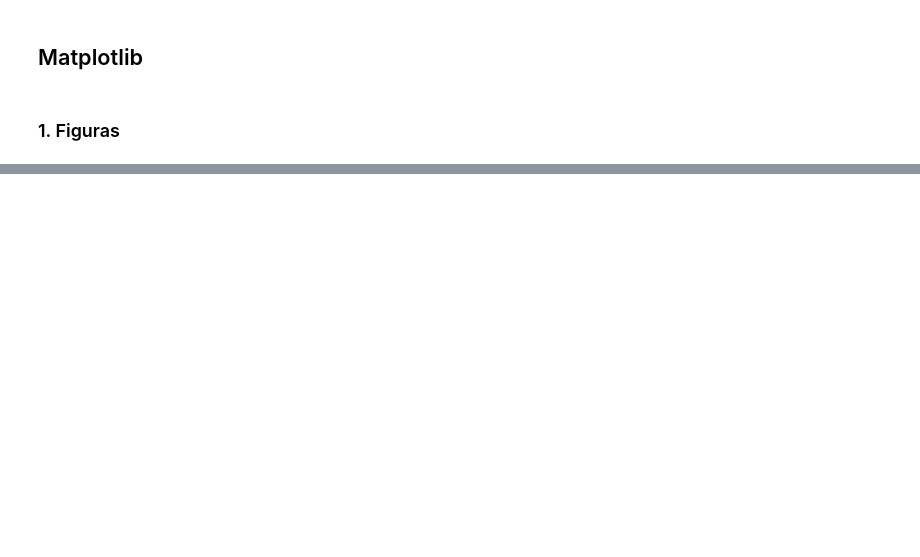
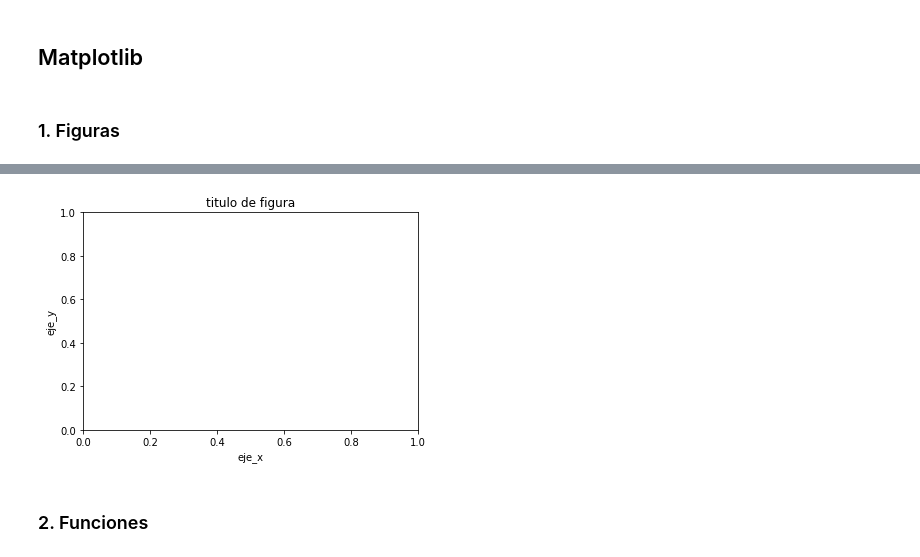
Before and after one commit to rvalenzuelar/curso_python, a Jupyter notebook: modulo_03_02_matplotlib.ipynb, the cells around one changed output, grey strips where cells are left out. Drawn from its saved outputs; the diff is of its cells as text; code cells hidden in the pictures; blank space fills up the shorter version.

```diff
--- a/modulo_03_02_matplotlib.ipynb
+++ b/modulo_03_02_matplotlib.ipynb
@@ -27 +25,11 @@ plt.show()
+# %%
+fig, ax = plt.subplots()
+ax.set_xlabel('eje_x')
+ax.set_ylabel('eje_y')
+ax.set_title('titulo de figura')
+plt.show()
+# %% [output]
+[figure, added]
+# %% [markdown]
+### 2. Funciones
 # %%
```
Also changed, not shown: parts of 26 cells of this notebook, 7 other files.
